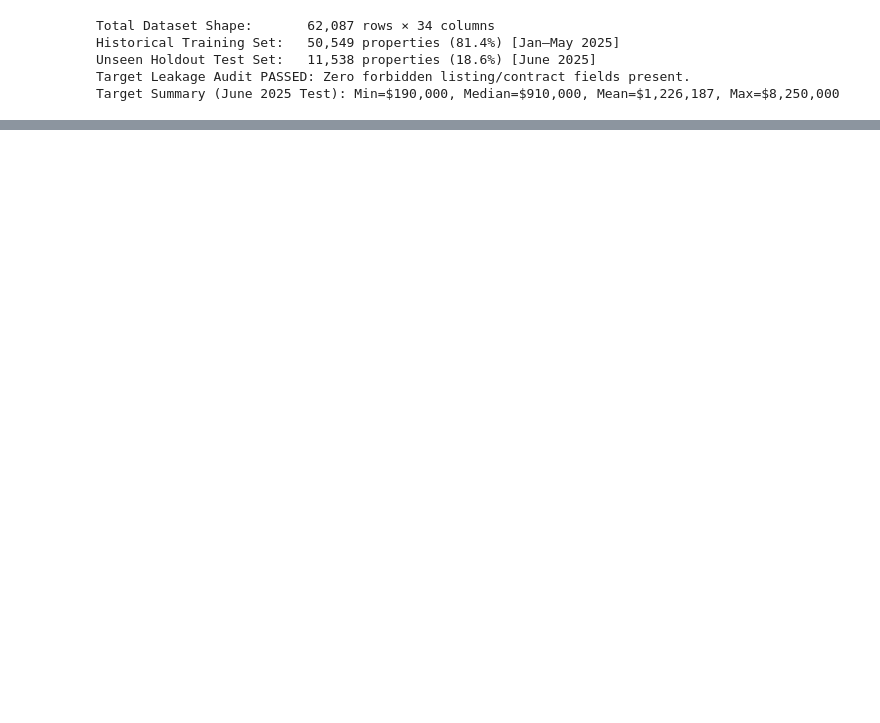
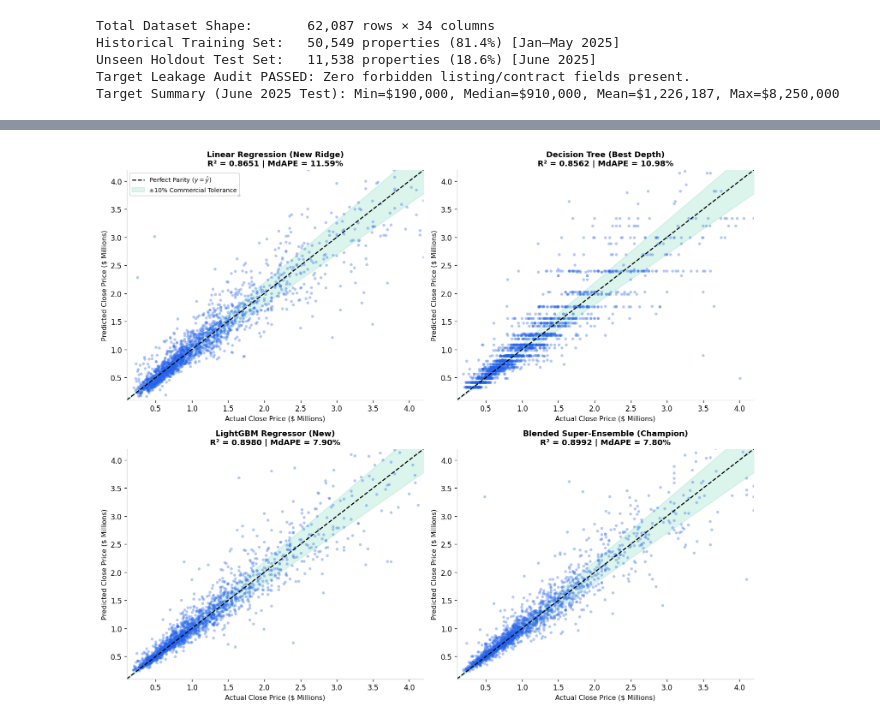
Before and after one commit to SteveWong-a/IDX-Exchange-Data-Science, a Jupyter notebook: 04_model_comparison.ipynb, the cells around one changed output, grey strips where cells are left out. Cells and saved outputs as stored; diff of their text form; code cells hidden in the pictures; blank space fills up the shorter version.

```diff
--- a/04_model_comparison.ipynb
+++ b/04_model_comparison.ipynb
@@ -1118,0 +992,38 @@ All Week 5 objectives completed with zero target leakage. Ready for stakeholder
+# %%
+# 15. Actual vs. Predicted Parity Scatter Grid
+fig, axes = plt.subplots(2, 2, figsize=(13, 11))
+eval_models = [
+    ("Linear Regression (New Ridge)", p_lr_new, r2_lr_new, mdape_lr_new),
+    ("Decision Tree (Best Depth)", p_dt_new_best, r2_dt_new, mdape_dt_new),
+    ("LightGBM Regressor (New)", p_lgb_new, r2_lgb_new, mdape_lgb_new),
+    ("Blended Super-Ensemble (Champion)", p_ens_new, r2_ens_new, mdape_ens_new)
+]
+
+for idx, (title, preds, r2, mdape) in enumerate(eval_models):
+    ax = axes[idx // 2, idx % 2]
+
+    # Subsample 2,000 points for crisp visual clarity
+    sample_indices = np.random.choice(len(y_test), size=min(2000, len(y_test)), replace=False)
+    y_sub = y_test[sample_indices] / 1e6
+    p_sub = preds[sample_indices] / 1e6
+
+    # 45-degree parity and +/- 10% bounds
+    ref_line = np.linspace(0.1, 4.5, 100)
+    ax.plot(ref_line, ref_line, 'k--', linewidth=1.5, label='Perfect Parity ($y = \\hat{y}$)')
+    ax.fill_between(ref_line, ref_line * 0.90, ref_line * 1.10, color='#10b981', alpha=0.15, label='±10% Commercial Tolerance')
+
+    ax.scatter(y_sub, p_sub, alpha=0.35, s=16, color='#2563eb', edgecolors='none')
+
+    ax.set_xlim(0.1, 4.2)
+    ax.set_ylim(0.1, 4.2)
+    ax.set_title(f"{title}\nR² = {r2:.4f} | MdAPE = {mdape:.2f}%", fontsize=11, fontweight='bold')
+    ax.set_xlabel("Actual Close Price ($ Millions)", fontsize=9.5)
+    ax.set_ylabel("Predicted Close Price ($ Millions)", fontsize=9.5)
+    ax.spines[['top', 'right']].set_visible(False)
+    if idx == 0:
+        ax.legend(loc='upper left', frameon=True, fontsize=8.5)
+
+plt.tight_layout()
+plt.show()
+# %% [output]
+[figure, added]
```
Also changed, not shown: parts of 58 cells of this notebook, 3 other files.
